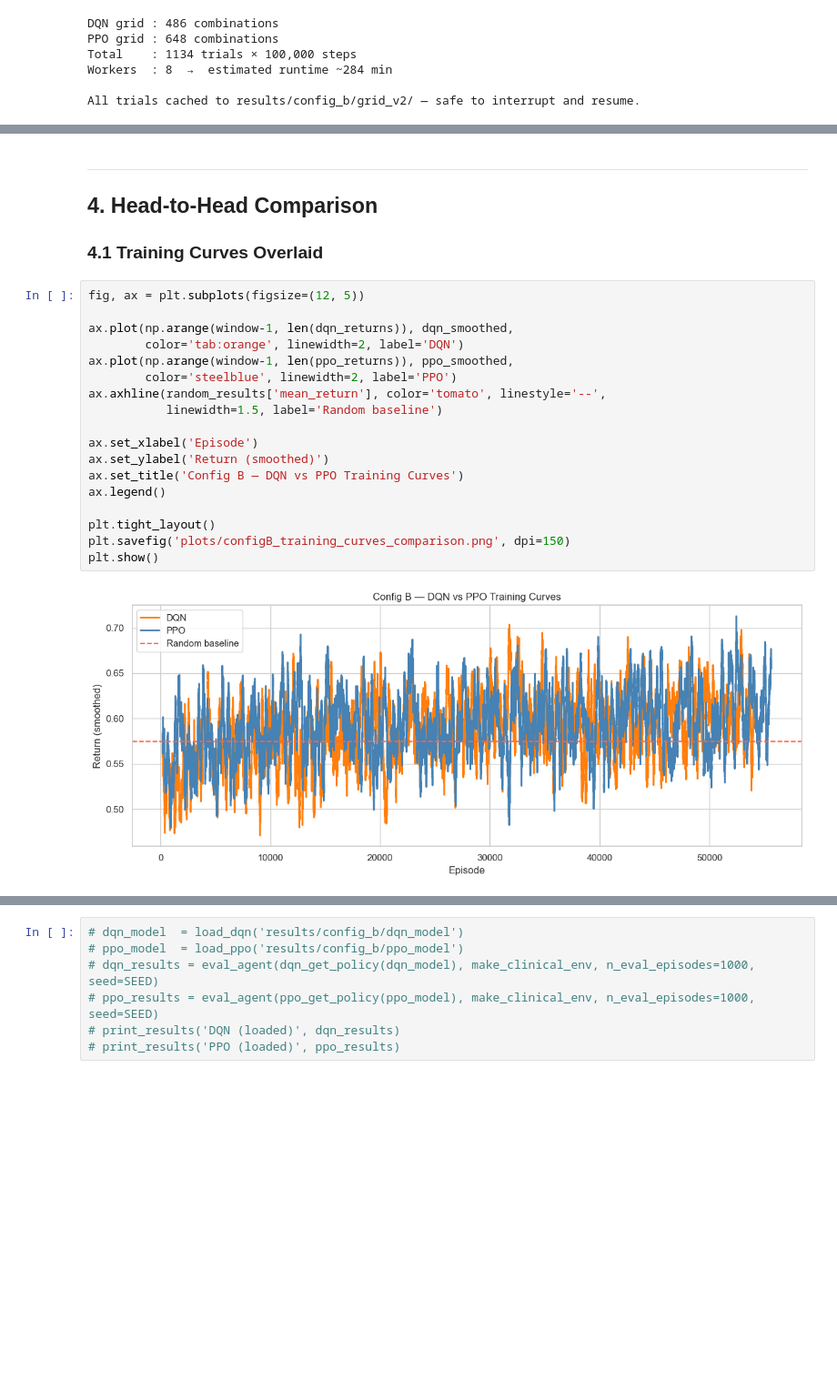
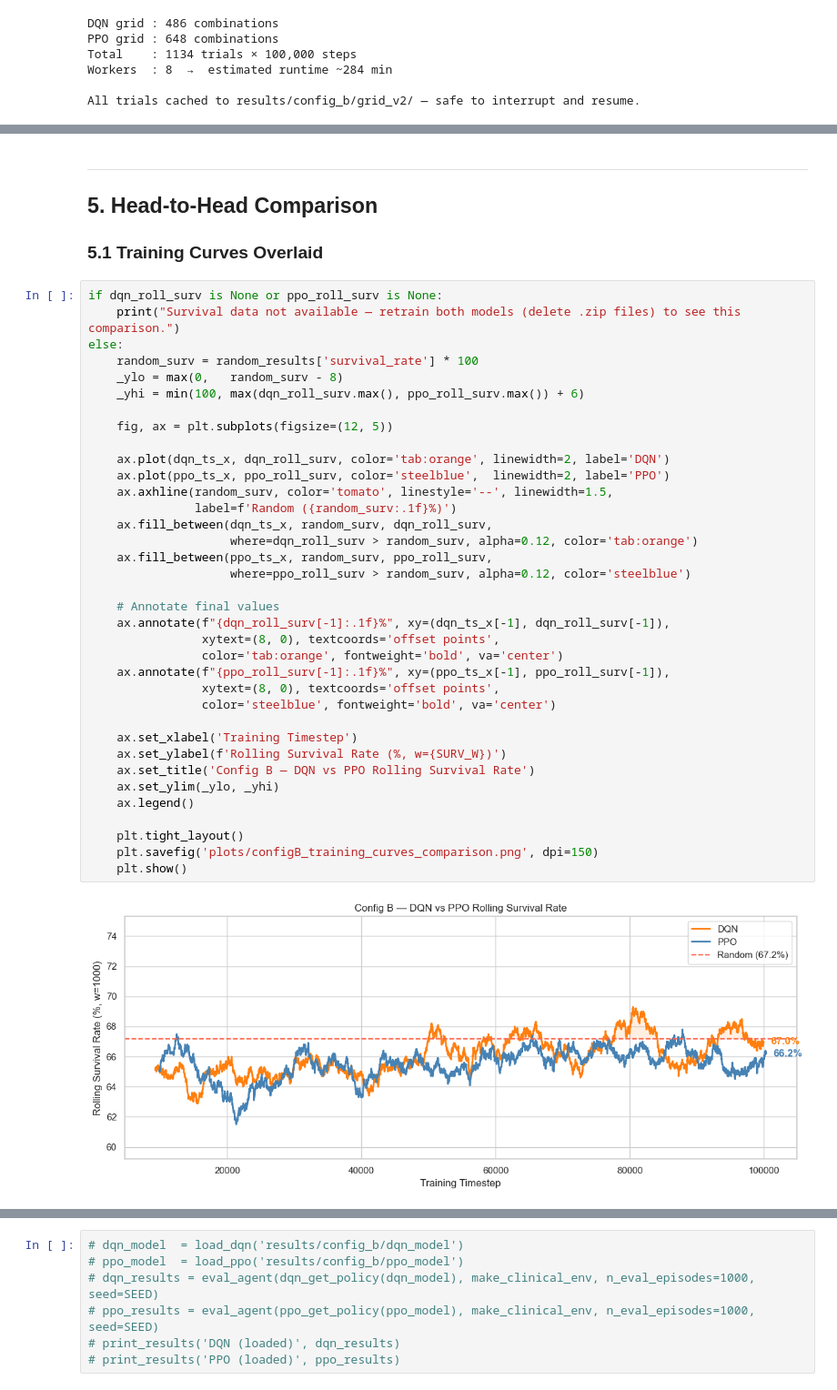
Before and after one commit to Mehmet1700/reinforcement-learning-project, a Jupyter notebook: notebooks/02_config_b_deep_rl.ipynb, the cells around one changed output, grey strips where cells are left out. Shown at 91% size. Cells and saved outputs as stored; diff of their text form; blank space fills up the shorter version.

```diff
--- a/notebooks/02_config_b_deep_rl.ipynb
+++ b/notebooks/02_config_b_deep_rl.ipynb
@@ -841,25 +685,43 @@ make_sepsis_env | sofa_bias=5.0 → mean start SOFA: 9.02
 # %% [markdown]
 ---
-## 4. Head-to-Head Comparison
-### 4.1 Training Curves Overlaid
+## 5. Head-to-Head Comparison
+### 5.1 Training Curves Overlaid
 # %%
-fig, ax = plt.subplots(figsize=(12, 5))
+if dqn_roll_surv is None or ppo_roll_surv is None:
+    print("Survival data not available — retrain both models (delete .zip files) to see this comparison.")
+else:
+    random_surv = random_results['survival_rate'] * 100
+    _ylo = max(0,   random_surv - 8)
+    _yhi = min(100, max(dqn_roll_surv.max(), ppo_roll_surv.max()) + 6)
 
-ax.plot(np.arange(window-1, len(dqn_returns)), dqn_smoothed,
-        color='tab:orange', linewidth=2, label='DQN')
-ax.plot(np.arange(window-1, len(ppo_returns)), ppo_smoothed,
-        color='steelblue', linewidth=2, label='PPO')
-ax.axhline(random_results['mean_return'], color='tomato', linestyle='--',
-           linewidth=1.5, label='Random baseline')
+    fig, ax = plt.subplots(figsize=(12, 5))
 
-ax.set_xlabel('Episode')
-ax.set_ylabel('Return (smoothed)')
-ax.set_title('Config B — DQN vs PPO Training Curves')
-ax.legend()
+    ax.plot(dqn_ts_x, dqn_roll_surv, color='tab:orange', linewidth=2, label='DQN')
+    ax.plot(ppo_ts_x, ppo_roll_surv, color='steelblue',  linewidth=2, label='PPO')
+    ax.axhline(random_surv, color='tomato', linestyle='--', linewidth=1.5,
+               label=f'Random ({random_surv:.1f}%)')
+    ax.fill_between(dqn_ts_x, random_surv, dqn_roll_surv,
+                    where=dqn_roll_surv > random_surv, alpha=0.12, color='tab:orange')
+    ax.fill_between(ppo_ts_x, random_surv, ppo_roll_surv,
+                    where=ppo_roll_surv > random_surv, alpha=0.12, color='steelblue')
 
-plt.tight_layout()
-plt.savefig('plots/configB_training_curves_comparison.png', dpi=150)
-plt.show()
+    # Annotate final values
+    ax.annotate(f"{dqn_roll_surv[-1]:.1f}%", xy=(dqn_ts_x[-1], dqn_roll_surv[-1]),
+                xytext=(8, 0), textcoords='offset points',
+                color='tab:orange', fontweight='bold', va='center')
+    ax.annotate(f"{ppo_roll_surv[-1]:.1f}%", xy=(ppo_ts_x[-1], ppo_roll_surv[-1]),
+                xytext=(8, 0), textcoords='offset points',
+                color='steelblue', fontweight='bold', va='center')
+
+    ax.set_xlabel('Training Timestep')
+    ax.set_ylabel(f'Rolling Survival Rate (%, w={SURV_W})')
+    ax.set_title('Config B — DQN vs PPO Rolling Survival Rate')
+    ax.set_ylim(_ylo, _yhi)
+    ax.legend()
+
+    plt.tight_layout()
+    plt.savefig('plots/configB_training_curves_comparison.png', dpi=150)
+    plt.show()
 # %% [output]
-[figure, old version]
+[figure, new version]
 # %% [markdown]
```
Also changed, not shown: parts of 46 cells of this notebook, 16 other files.
